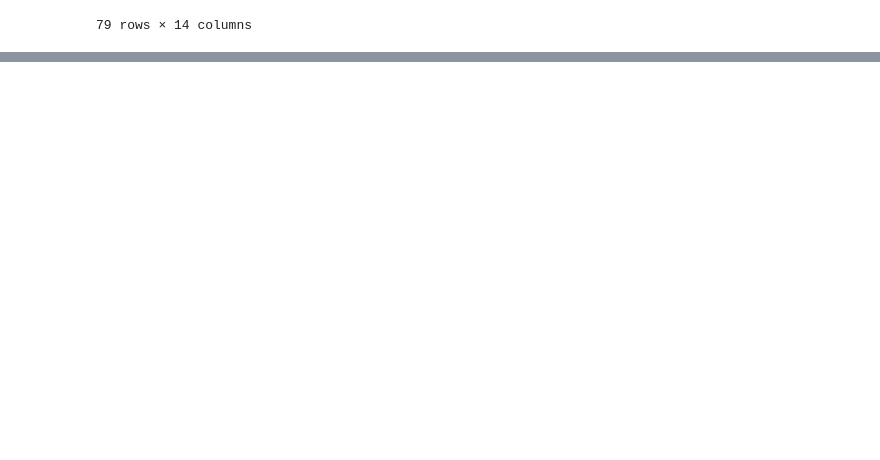
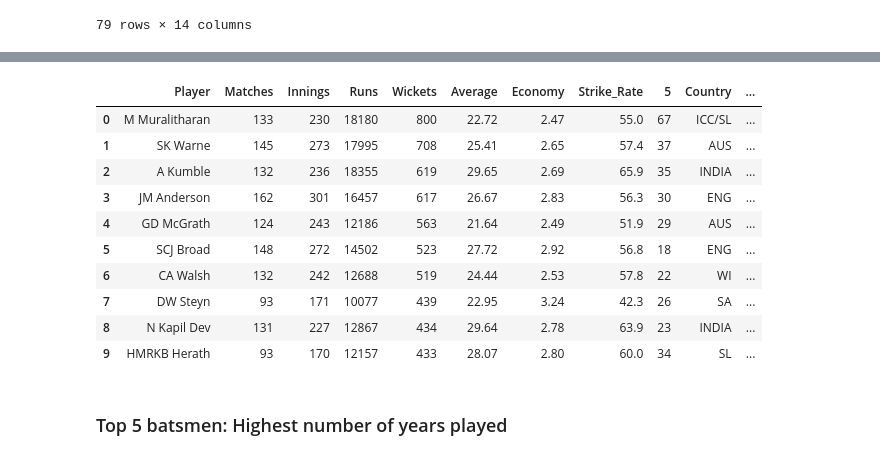
Before and after one commit to tasnimmuna2610/test_cricket_analysis, a Jupyter notebook: test_cricket_analysis.ipynb, the cells around one changed output, grey strips where cells are left out. Saved outputs shown, nothing was run; the diff lists cells and outputs as text; code cells hidden in the pictures; blank space fills up the shorter version.

```diff
--- a/test_cricket_analysis.ipynb
+++ b/test_cricket_analysis.ipynb
@@ -222,0 +210,9 @@ display(df.head())
+# %%
+# defining the function with condition
+def icc_check(x):
+    if "ICC" in x:
+        return "Yes"
+    else:
+        return "No"
+# %%
+df['played_for_ICC'] = df['Country'].apply(icc_check)
@@ -222,0 +247,15 @@ display(df.head())
+# %%
+# splitting the 'Span' column based on the "-"
+df_span = df['Span'].str.split("-", expand=True)
+
+# conccatinating the new dataframe with the main dataframe
+df = pd.concat([df, df_span], axis=1)
+
+# renaming the newly created column names
+df = df.rename(columns={0: "start_year",
+                        1: "end_year"})
+
+# removing the "Span" column
+df = df.drop("Span", axis=1)
+
+display(df.head())
@@ -222,0 +293,6 @@ display(df.head())
+# %%
+#converting data type
+df['start_year'] = df['start_year'].astype('int')
+df['end_year'] = df['end_year'].astype('int')
+
+print(df.info())
@@ -222,0 +317,21 @@ display(df.head())
+# %%
+# Making a column for years the player played
+df['years_played'] = df['end_year'] - df['start_year']
+
+df = df.drop(['start_year', "end_year"], axis=1)
+
+display(df.head(10))
+# %% [output]
+|  | Player | Matches | Innings | Runs | Wickets | Average | Economy | Strike_Rate | 5 | Country | ... |
+| 0 | M Muralitharan | 133 | 230 | 18180 | 800 | 22.72 | 2.47 | 55.0 | 67 | ICC/SL | ... |
+| 1 | SK Warne | 145 | 273 | 17995 | 708 | 25.41 | 2.65 | 57.4 | 37 | AUS | ... |
+| 2 | A Kumble | 132 | 236 | 18355 | 619 | 29.65 | 2.69 | 65.9 | 35 | INDIA | ... |
+| 3 | JM Anderson | 162 | 301 | 16457 | 617 | 26.67 | 2.83 | 56.3 | 30 | ENG | ... |
+| 4 | GD McGrath | 124 | 243 | 12186 | 563 | 21.64 | 2.49 | 51.9 | 29 | AUS | ... |
+| 5 | SCJ Broad | 148 | 272 | 14502 | 523 | 27.72 | 2.92 | 56.8 | 18 | ENG | ... |
+| 6 | CA Walsh | 132 | 242 | 12688 | 519 | 24.44 | 2.53 | 57.8 | 22 | WI | ... |
+| 7 | DW Steyn | 93 | 171 | 10077 | 439 | 22.95 | 3.24 | 42.3 | 26 | SA | ... |
+| 8 | N Kapil Dev | 131 | 227 | 12867 | 434 | 29.64 | 2.78 | 63.9 | 23 | INDIA | ... |
+| 9 | HMRKB Herath | 93 | 170 | 12157 | 433 | 28.07 | 2.80 | 60.0 | 34 | SL | ... |
+# %% [markdown]
+### Top 5 batsmen: Highest number of years played
```
Also changed, not shown: parts of 61 cells of this notebook.
